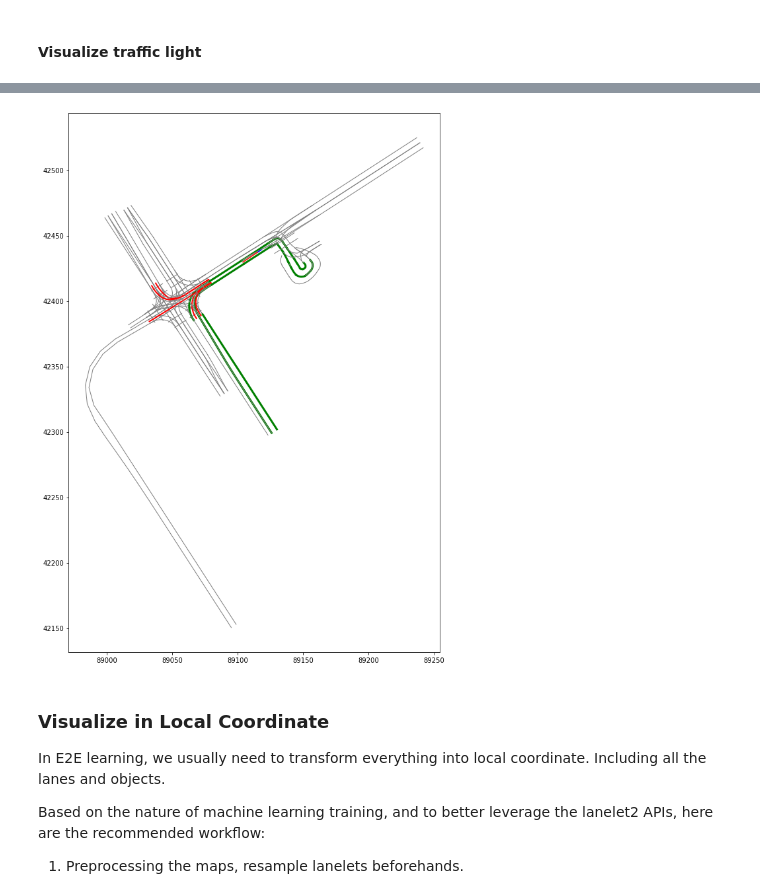
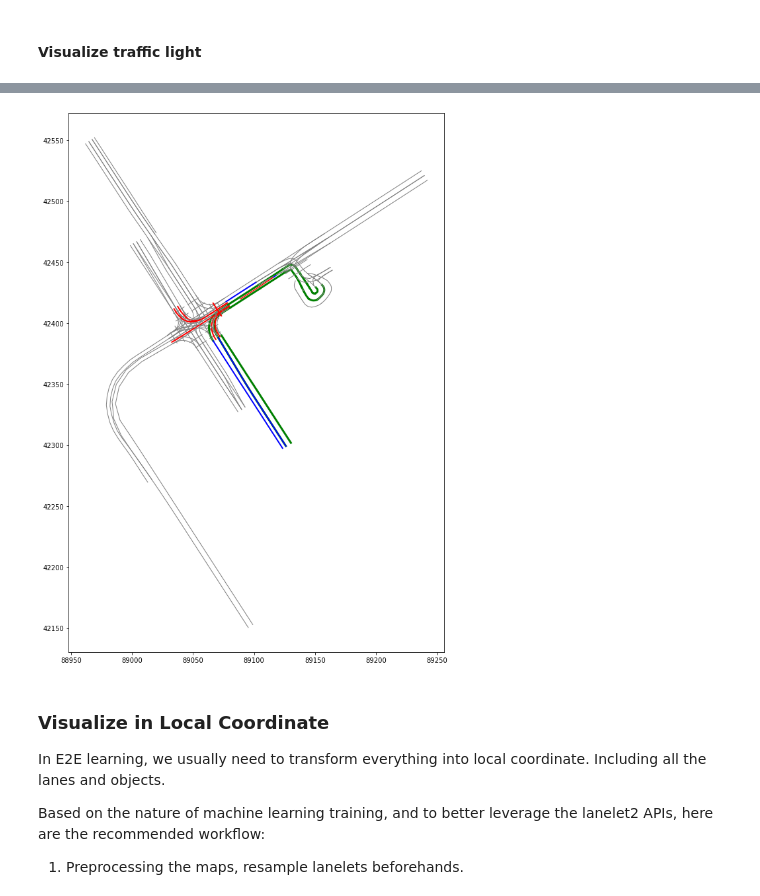
Before and after one commit to tier4/lanelet2_python_api_for_autoware, a Jupyter notebook: interaction_with_cache_json.ipynb, the cells around one changed output, grey strips where cells are left out. Drawn from its saved outputs; the diff is of its cells as text; code cells hidden in the pictures.

Commit message:
update drivable routes demonstration
Signed-off-by: YuxuanLiuTier4Desktop <619684051@qq.com>

```diff
--- a/interaction_with_cache_json.ipynb
+++ b/interaction_with_cache_json.ipynb
@@ -203,6 +204,7 @@ history_trajectory_speed = np.array(frame["history_trajectories_speed_list"], dt
 future_trajectory_speed = np.array(frame["future_trajectories_speed_list"], dtype=np.float64)            # [N_f, 1]
 nearby_lanelets_ids = frame["nearby_lanelets_ids"] # list of ids
 routes = frame["routes"] # list of ids
+drivable_lanes = frame["nearby_drivable_path"] # list of ids
 current_traffic_light_status = frame["current_traffic_light_status"]  # dictionary of list of group id
 nearby_lanelets = [map_object.laneletLayer.get(idx) for idx in nearby_lanelets_ids]
 # %%
@@ -553,6 +561,9 @@ for lanelet in nearby_lanelets:
     if lanelet.id in routes:
         color = "green"
         linewidth=3
+    elif lanelet.id in drivable_lanes:
+        color = "blue"
+        linewidth=2
     else:
         color = "gray"
         linewidth=1
@@ -572,6 +583,9 @@ for lanelet in nearby_lanelets:
     if lanelet.id in routes:
         color = "green"
         linewidth=3
+    elif lanelet.id in drivable_lanes:
+        color = "blue"
+        linewidth=2
     else:
         color = "gray"
         linewidth=1
@@ -618,6 +630,9 @@ for lanelet in nearby_lanelets:
     if lanelet.id in routes:
         color = "green"
         linewidth=3
+    elif lanelet.id in drivable_lanes:
+        color = "blue"
+        linewidth=2
     else:
         color = "gray"
         linewidth=1
@@ -627,34 +642,34 @@ for lanelet in nearby_lanelets:
     traffic_light_ids_connected_to_lanelet = lanelet.trafficLights()
     if len(traffic_light_ids_connected_to_lanelet) == 0:
         ## This means that this lanelet does not bind to traffic_light
         pass
     else:
         main_traffic_group_id = traffic_light_ids_connected_to_lanelet[0].id
         if str(main_traffic_group_id) in current_traffic_light_status:
             current_traffic_group = current_traffic_light_status[str(main_traffic_group_id)]
             light = identify_current_light_status(turn_direction, current_traffic_group)
             resolution = 1.0
             center_line = utilities.generateFineCenterline(lanelet, resolution)
             if light == 0:
                 pass # no detected traffic_lights
             elif light == 1: # RED
                 plot_linestring(center_line, ax, "red", "-", linewidth=2)
             elif light == 2: # AMBER
                 plot_linestring(center_line, ax, "yellow", "-", linewidth=2)
             elif light == 3: # GREEN
                 plot_linestring(center_line, ax, "green", "-", linewidth=2)
 
 
     plot_linestring(resampled_lanelets[lanelet.id]["left_bound"], ax, color, "-", label=f"leftBound_{lanelet.id}", linewidth=linewidth)
     plot_linestring(resampled_lanelets[lanelet.id]["right_bound"], ax, color, "-", label=f"rightBound_{lanelet.id}", linewidth=linewidth)
 
 ## Deal with trajectories
 ax.plot(history_trajectory_transform[:, 0, 3], history_trajectory_transform[:, 1, 3], "b-")
 ax.plot(future_trajectory_transform[:, 0, 3], future_trajectory_transform[:, 1, 3], "r-")
 
 ax.set_aspect('equal')
 # %% [output]
-[figure, old version]
+[figure, new version]
 # %% [markdown]
 ### Visualize in Local Coordinate
 
```
Also changed, not shown: parts of 9 cells of this notebook, 2 other files.
